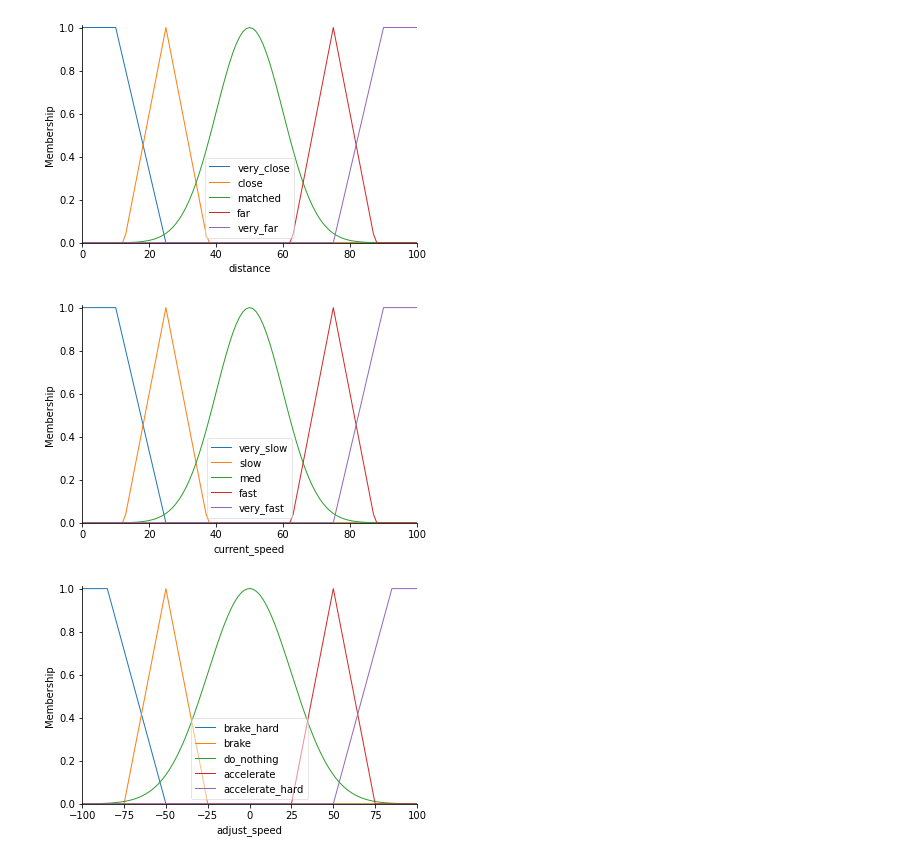
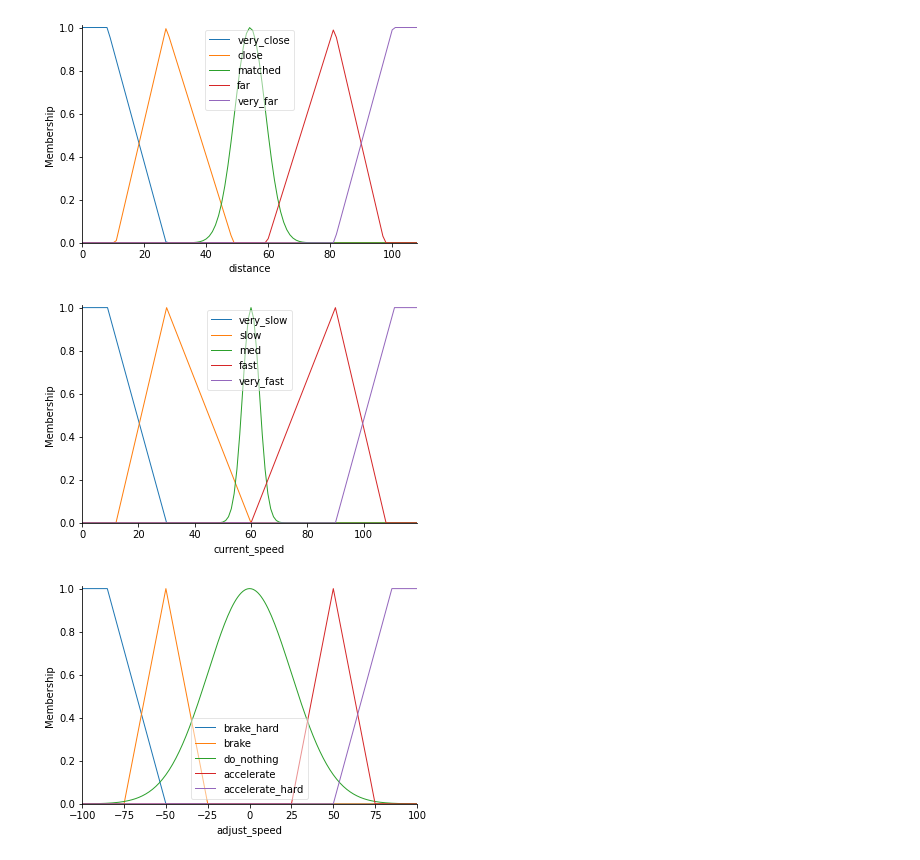
Before and after one commit to Bungatronic/sit215pbl1, a Jupyter notebook: vehicle-distance-seperator.ipynb, the cells around one changed output. Cells and saved outputs as stored; diff of their text form; code cells hidden in the pictures.

```diff
--- a/vehicle-distance-seperator.ipynb
+++ b/vehicle-distance-seperator.ipynb
@@ -7,43 +7,44 @@ from skfuzzy import control as ctrl
 # https://pythonhosted.org/scikit-fuzzy/auto_examples/plot_tipping_problem_newapi.html#example-plot-tipping-problem-newapi-py
 
 # input current speed and distance
-curr_speed = int(input("current speed:"))
-dist = int(input("distance:"))
+speed_limit = int(input("speed_limit:"))    # used to define universe of speed - relative to the speed limit
+curr_speed = int(input("current speed:"))   # used to find membership of speed universe
+dist = int(input("distance:"))              # used to calculate 3 second distance and membership within safe distance
 
 # calculate the 3 second distance based off current speed
-safe_dist = (curr_speed / 3.6) * 3
+safe_dist = (curr_speed / 3.6) * 3          # used to define universe of distance
 
 # New Antecedent/Consequent objects hold universe variables and membership functions
 distance = ctrl.Antecedent(np.arange(0, safe_dist * 2, 1), 'distance')
-current_speed = ctrl.Antecedent(np.arange(0, curr_speed * 2, 1), 'current_speed')
+current_speed = ctrl.Antecedent(np.arange(0, speed_limit * 2, 1), 'current_speed')
 adjust_speed = ctrl.Consequent(np.arange(-100, 100.01, 1), 'adjust_speed')
 # %%
 # membership functions
-distance['very_close'] = fuzz.trapmf(distance.universe, [0, 0, safe_dist * 0.1, safe_dist * 0.25])
-distance['close'] = fuzz.trimf(distance.universe, [safe_dist * 0.125, safe_dist * 0.25, safe_dist * 0.375])
-distance['matched'] = fuzz.gaussmf(distance.universe, safe_dist, 10)
-distance['far'] = fuzz.trimf(distance.universe, [safe_dist * 1.625, safe_dist * 1.75, safe_dist * 1.875])
-distance['very_far'] = fuzz.trapmf(distance.universe, [safe_dist * 1.75, safe_dist * 1.9, safe_dist * 2, safe_dist * 1.2])
+distance['very_close'] = fuzz.trapmf(distance.universe, [0, 0, safe_dist * 0.15, safe_dist * 0.5])
+distance['close'] = fuzz.trimf(distance.universe, [safe_dist * 0.2, safe_dist * 0.5, safe_dist * 0.9])
+distance['matched'] = fuzz.gaussmf(distance.universe, safe_dist, 5)
+distance['far'] = fuzz.trimf(distance.universe, [safe_dist * 1.1, safe_dist * 1.5, safe_dist * 1.8])
+distance['very_far'] = fuzz.trapmf(distance.universe, [safe_dist * 1.5, safe_dist * 1.85, safe_dist * 2, safe_dist * 2])
 
-current_speed['very_slow'] = fuzz.trapmf(current_speed.universe, [0, 0, curr_speed * 0.1, curr_speed * 0.25])
-current_speed['slow'] = fuzz.trimf(current_speed.universe, [curr_speed * 0.125, 25, 37.5])
-current_speed['med'] = fuzz.gaussmf(current_speed.universe, 50, 10)
-current_speed['fast'] = fuzz.trimf(current_speed.universe, [62.5, 75, 87.5])
-current_speed['very_fast'] = fuzz.trapmf(current_speed.universe, [75, 90, 100, 100])
+current_speed['very_slow'] = fuzz.trapmf(current_speed.universe, [0, 0, speed_limit * 0.15, speed_limit * 0.5])
+current_speed['slow'] = fuzz.trimf(current_speed.universe, [speed_limit * 0.2, speed_limit * 0.5, speed_limit])
+current_speed['med'] = fuzz.gaussmf(current_speed.universe, speed_limit, 3)
+current_speed['fast'] = fuzz.trimf(current_speed.universe, [speed_limit, speed_limit * 1.5, speed_limit * 1.8])
+current_speed['very_fast'] = fuzz.trapmf(current_speed.universe, [speed_limit * 1.5, speed_limit * 1.85, speed_limit * 2, speed_limit * 2])
 
 adjust_speed['brake_hard'] = fuzz.trapmf(adjust_speed.universe, [-100, -100, -85, -50])
 adjust_speed['brake'] = fuzz.trimf(adjust_speed.universe, [-75, -50, -25])
 adjust_speed['do_nothing'] = fuzz.gaussmf(adjust_speed.universe, 0, 25)
 adjust_speed['accelerate'] = fuzz.trimf(adjust_speed.universe, [25, 50, 75])
 adjust_speed['accelerate_hard'] = fuzz.trapmf(adjust_speed.universe, [50, 85, 100, 100])
 
 # Visualise membership functions
 distance.view()
 current_speed.view()
 adjust_speed.view()
 # %% [output]
-[figure, old version]
+[figure, new version]
-[figure, old version]
+[figure, new version]
 [figure]
 # %%
 # Define Rules
```
Also changed, not shown: parts of 3 cells of this notebook.
